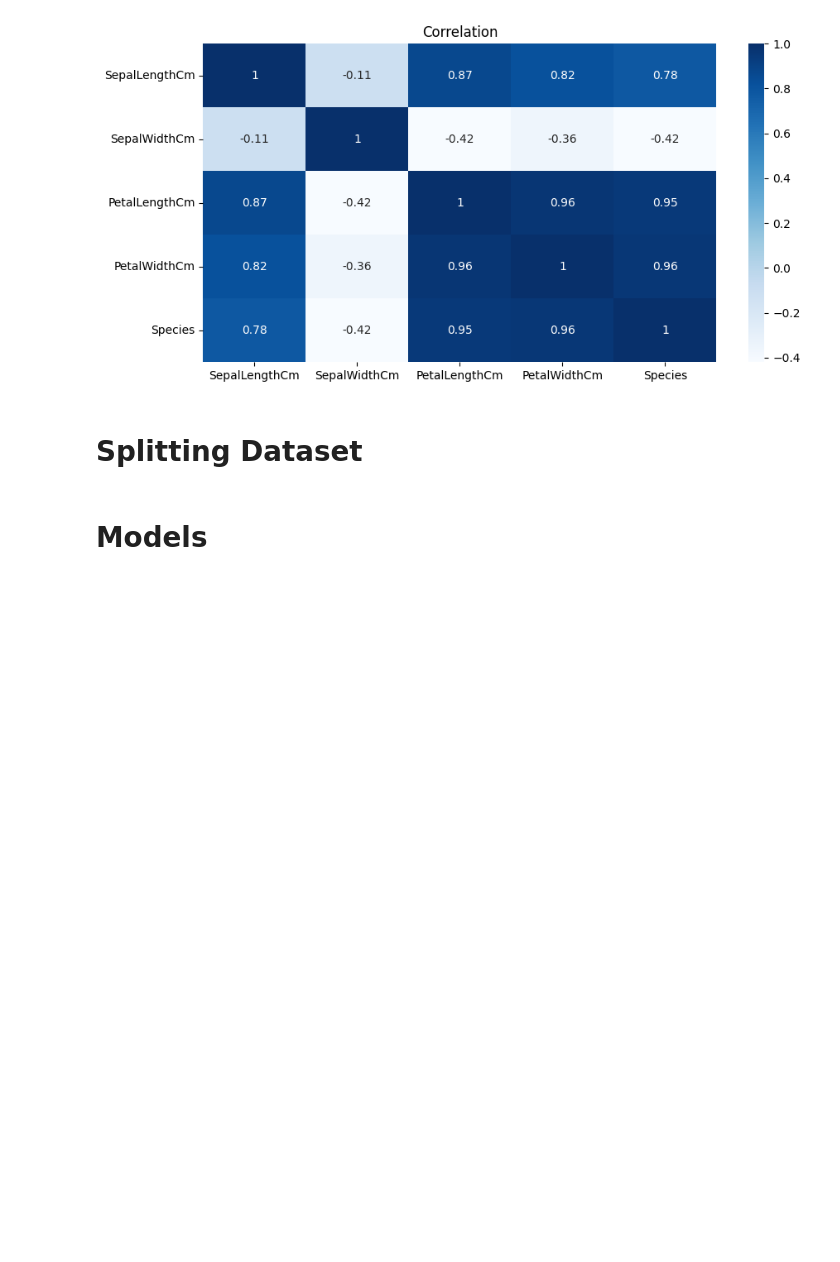
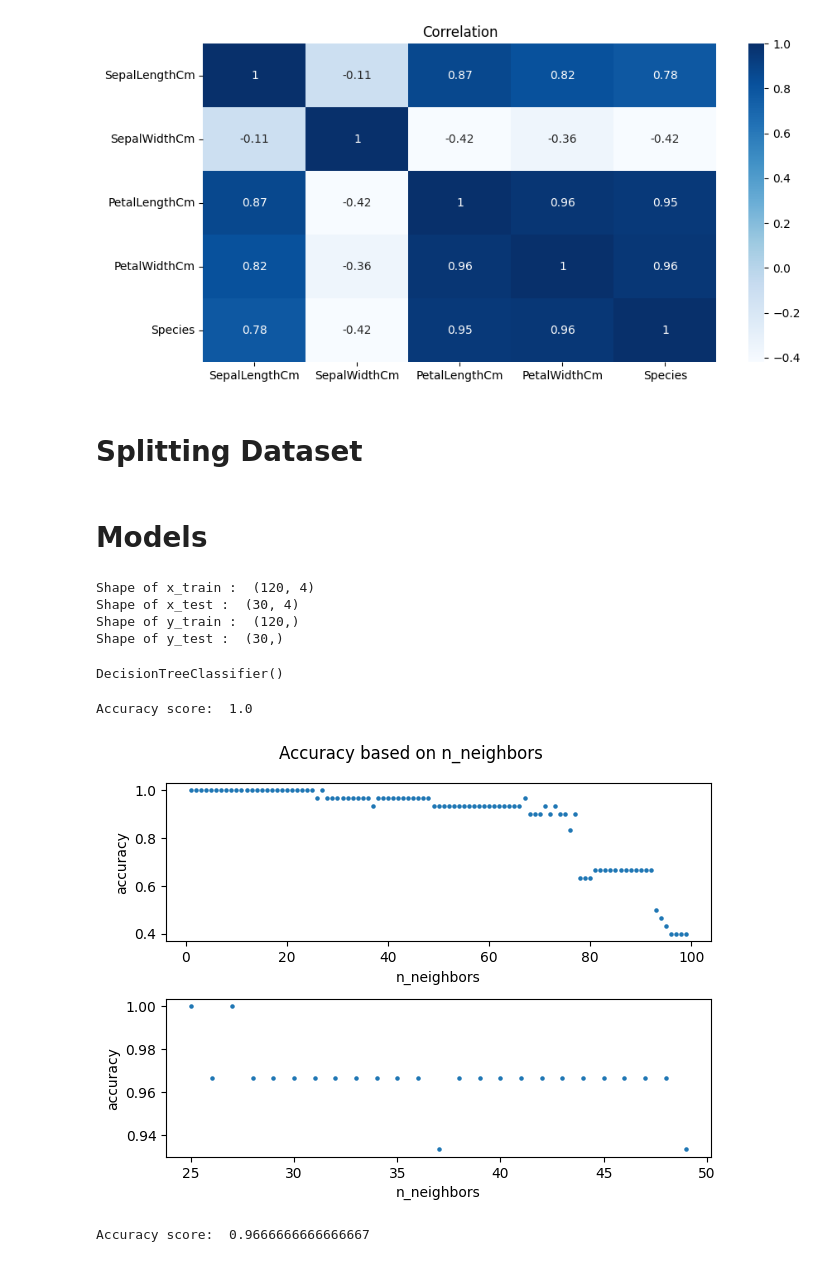
Before and after one commit to FlavieMagne/IrisClassification, a Jupyter notebook: IrisClassification.ipynb, the cells around one changed output. Cells and saved outputs as stored; diff of their text form; code cells hidden in the pictures; blank space fills up the shorter version.

```diff
--- a/IrisClassification.ipynb
+++ b/IrisClassification.ipynb
@@ -74,7 +80,7 @@ sns.pairplot(df, hue='Species' , kind = 'scatter' , diag_kind='hist')
 <seaborn.axisgrid.PairGrid at 0x...>
 [figure]
 # %%
-for i in range(4):
-    fig = px.histogram(df, x=df.columns[i], color="Species", facet_col="Species", histnorm="probability density", nbins=100)
-    fig.update_layout(title="Density distribution of "+df.columns[i]+" by Species")
-    fig.show()
+# for i in range(4):
+#     fig = px.histogram(df, x=df.columns[i], color="Species", facet_col="Species", histnorm="probability density", nbins=100)
+#     fig.update_layout(title="Density distribution of "+df.columns[i]+" by Species")
+#     fig.show()
@@ -129,3 +131,71 @@ x_train = sc.fit_transform(x_train)
 x_test = sc.transform(x_test)
 # %% [markdown]
 # Models
+# %%
+# TODO : Print the shape of X_train, X_test, y_train, y_test
+print("Shape of x_train : ", x_train.shape)
+print("Shape of x_test : ", x_test.shape)
+print("Shape of y_train : ", y_train.shape)
+print("Shape of y_test : ", y_test.shape)
+# %% [output]
+Shape of x_train :  (120, 4)
+Shape of x_test :  (30, 4)
+Shape of y_train :  (120,)
+Shape of y_test :  (30,)
+# %%
+iris_classifier = DecisionTreeClassifier(criterion = 'gini')
+iris_classifier.fit(x_train, y_train)
+# %% [output]
+DecisionTreeClassifier()
+# %%
+#Decision Tree
+treeModel = DecisionTreeClassifier(criterion='entropy', random_state=7)
+treeModel.fit(x_train, y_train)
+y_pred_tree = treeModel.predict(x_test)
+
+DT_score = accuracy_score(y_test, y_pred_tree)
+print("Accuracy score: ", DT_score)
+# %% [output]
+Accuracy score:  1.0
+# %%
+#KNN Neighbors
+#Find the best number of neighbors
+
+def plot_accuracy_from_range_neighbors(range_neighbors):
+    scores = []
+
+    for i in range_neighbors:
+        knnModel = KNeighborsClassifier(n_neighbors=i)
+        knnModel.fit(x_train, y_train)
+        scores.append(knnModel.score(x_test, y_test))
+
+    return scores
+
+
+scores_1_100 = plot_accuracy_from_range_neighbors(range(1, 100))
+scores_25_50 = plot_accuracy_from_range_neighbors(range(25, 50))
+
+fig, axs = plt.subplots(2)
+axs[0].scatter(range(1, 100), scores_1_100, s=5)
+axs[0].set_xlabel("n_neighbors")
+axs[0].set_ylabel("accuracy")
+
+axs[1].scatter(range(25, 50), scores_25_50, s=5)
+axs[1].set_xlabel("n_neighbors")
+axs[1].set_ylabel("accuracy")
+
+fig.suptitle("Accuracy based on n_neighbors")
+plt.tight_layout() # Avoid superposition between graphs
+plt.show()
+# %% [output]
+[figure, added]
+# %%
+#KNN Neighbors
+knnModel = KNeighborsClassifier(n_neighbors=30)
+knnModel.fit(x_train, y_train)
+y_pred_knn = knnModel.predict(x_test)
+
+KNN_score = accuracy_score(y_test, y_pred_knn)
+print("Accuracy score: ", KNN_score)
+# %% [output]
+Accuracy score:  0.9666666666666667
```
Also changed, not shown: parts of 12 cells of this notebook, 3 other files.
